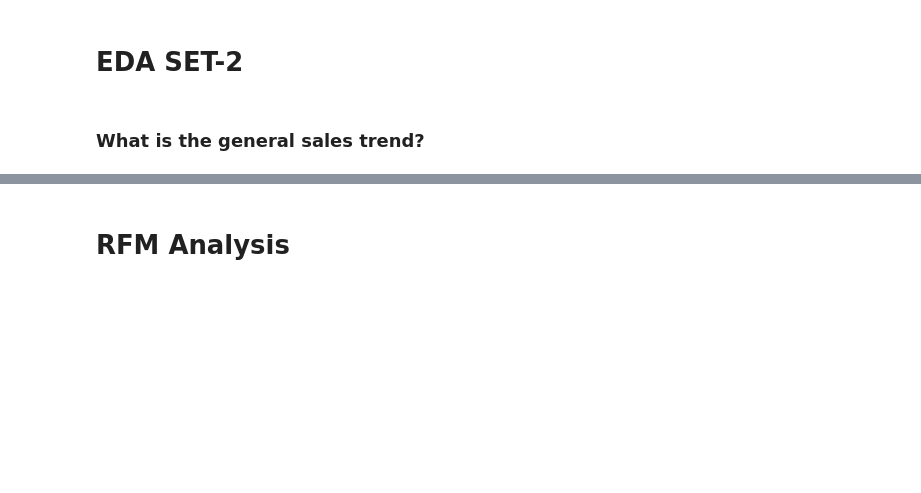
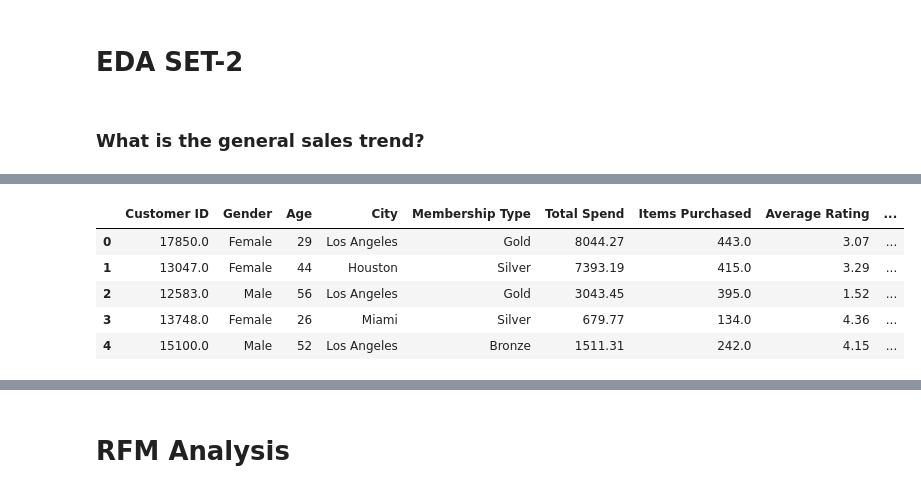
Before and after one commit to ABHISHEK-ALGO/Customer-Behaviour-and-Segmentation, a Jupyter notebook: Customer Behaviour and Segmentation.ipynb, the cells around one changed output, grey strips where cells are left out. Saved outputs shown, nothing was run; the diff lists cells and outputs as text; code cells hidden in the pictures; blank space fills up the shorter version.

```diff
--- a/Customer Behaviour and Segmentation.ipynb
+++ b/Customer Behaviour and Segmentation.ipynb
@@ -547,2 +556,12 @@ plt.show()
+# %%
+tn.head()
+cs.head()
+# %% [output]
+|  | Customer ID | Gender | Age | City | Membership Type | Total Spend | Items Purchased | Average Rating | ... |
+| 0 | 17850.0 | Female | 29 | Los Angeles | Gold | 8044.27 | 443.0 | 3.07 | ... |
+| 1 | 13047.0 | Female | 44 | Houston | Silver | 7393.19 | 415.0 | 3.29 | ... |
+| 2 | 12583.0 | Male | 56 | Los Angeles | Gold | 3043.45 | 395.0 | 1.52 | ... |
+| 3 | 13748.0 | Female | 26 | Miami | Silver | 679.77 | 134.0 | 4.36 | ... |
+| 4 | 15100.0 | Male | 52 | Los Angeles | Bronze | 1511.31 | 242.0 | 4.15 | ... |
 # %%
 # amount of money generated by the sales for each day through the studied period.
```
Also changed, not shown: parts of 10 cells of this notebook.
